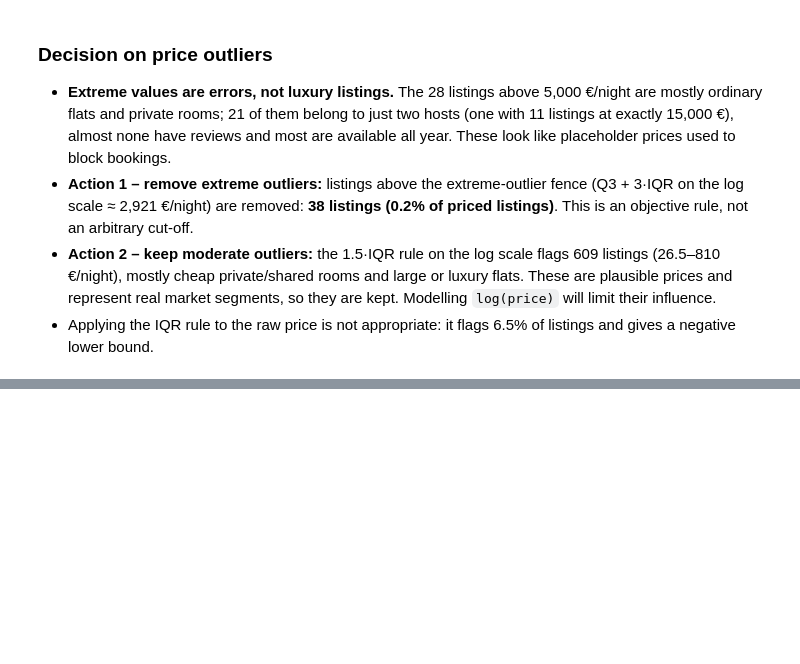
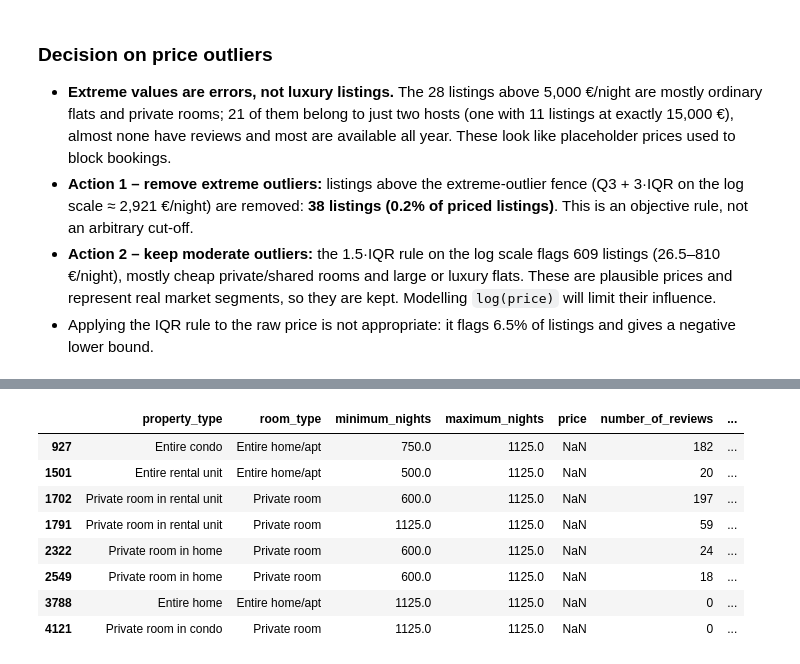
Before and after one commit to PabloMonteroRuiz/machine-learning-airbnb, a Jupyter notebook: notebooks/02_distributions_and_outliers.ipynb, the cells around one changed output, grey strips where cells are left out. Cells and saved outputs as stored; diff of their text form; code cells hidden in the pictures; blank space fills up the shorter version.

```diff
--- a/notebooks/02_distributions_and_outliers.ipynb
+++ b/notebooks/02_distributions_and_outliers.ipynb
@@ -125,0 +191,14 @@ Removed 38 listings with price > 2921 €/night
+# %%
+df.loc[df["minimum_nights"] > 365,
+       ["property_type", "room_type", "minimum_nights", "maximum_nights",
+        "price", "number_of_reviews", "availability_365"]]
+# %% [output]
+|  | property_type | room_type | minimum_nights | maximum_nights | price | number_of_reviews | ... |
+| 927 | Entire condo | Entire home/apt | 750.0 | 1125.0 | NaN | 182 | ... |
+| 1501 | Entire rental unit | Entire home/apt | 500.0 | 1125.0 | NaN | 20 | ... |
+| 1702 | Private room in rental unit | Private room | 600.0 | 1125.0 | NaN | 197 | ... |
+| 1791 | Private room in rental unit | Private room | 1125.0 | 1125.0 | NaN | 59 | ... |
+| 2322 | Private room in home | Private room | 600.0 | 1125.0 | NaN | 24 | ... |
+| 2549 | Private room in home | Private room | 600.0 | 1125.0 | NaN | 18 | ... |
+| 3788 | Entire home | Entire home/apt | 1125.0 | 1125.0 | NaN | 0 | ... |
+| 4121 | Private room in condo | Private room | 1125.0 | 1125.0 | NaN | 0 | ... |
```
Also changed, not shown: parts of 7 cells of this notebook.
